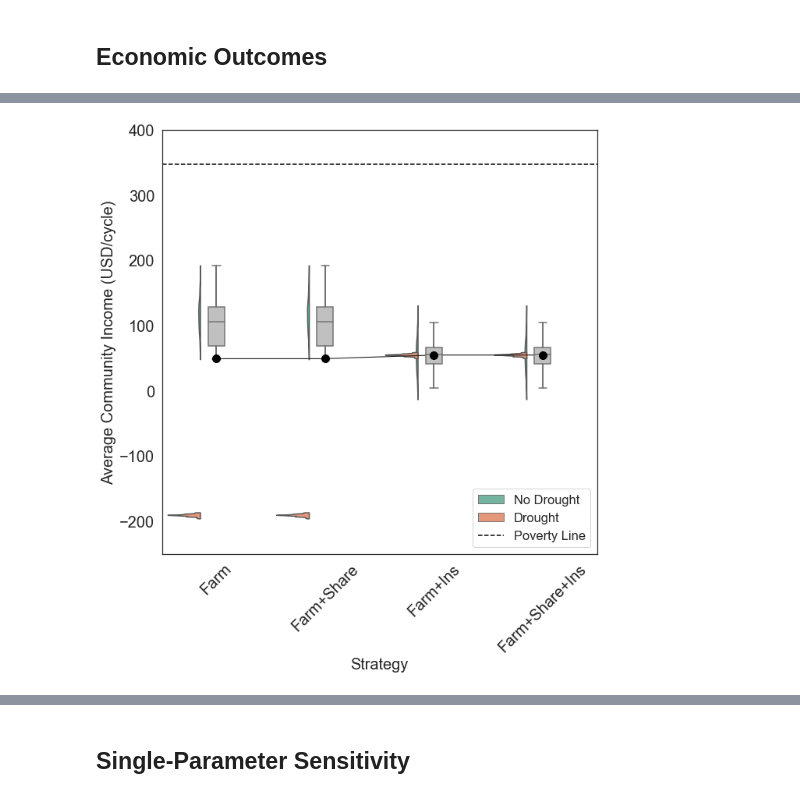
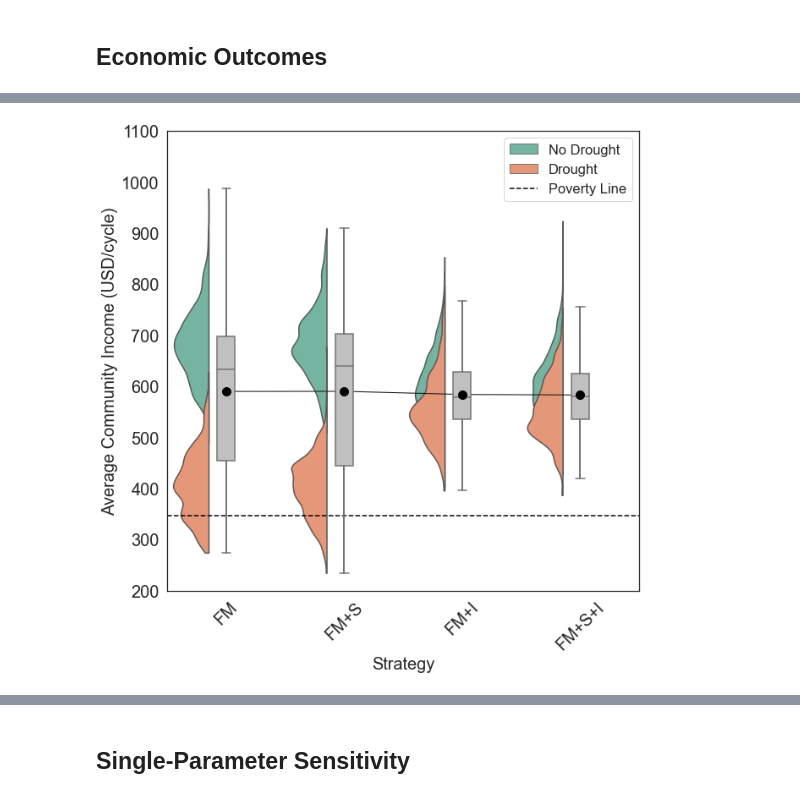
Before and after one commit to nchoquettelevy/FarmerGameTheorySimulation, a Jupyter notebook: RiskTransferSimulations_v6.ipynb, the cells around one changed output, grey strips where cells are left out. Cells and saved outputs as stored; diff of their text form; code cells hidden in the pictures.

```diff
--- a/RiskTransferSimulations_v6.ipynb
+++ b/RiskTransferSimulations_v6.ipynb
@@ -43,9 +43,9 @@ import matplotlib.tri as tri
 
 #Fixed parameters
 sensitivity_steps = 1 #Number of parameter values scanned for sensitivity parameter specified below
-simulations = 1
+simulations = 100
 annual_decisions = 4 #Number of times an agent is evaluating strategy on average
-households = 500
+households = 100
 time = 200 * households
 mu_farm = 260.9 #For cereal crops only 176.5 #For all crops 260.93 #Previously mu_farm = 163.4
 farm_k = 0.798 #For cereal crops only 1.31 #For all crops 0.798 #For STD = 321; previously k = 0.808 #Shape factor for farming income distribution (Weibull)
@@ -80,8 +80,8 @@ matching = 0 #Amount of matching dollars government contributes to revenue-shari
 
 beta = 0.2 #Proportion of income that is shared in collective
 objective_drought = 0.3 #Presumed drought risk in 2021, to set income threshold for drought vs. non-drought year
-p_drought = 0.6 #This can vary based on severity of climate risk that is to be modelled
-p_cov = 0.5 #Pearson's correlation coefficient for farming (i.e. covariate risk)
+p_drought = 0.35 #This can vary based on severity of climate risk that is to be modelled
+p_cov = 0.35 #Pearson's correlation coefficient for farming (i.e. covariate risk)
 rho_mig = 0.0 #Pearson's correlation coefficient for farming and migration income streams
 init_insure = 0.00 #Initial adopters of insurance
 
@@ -2209,8 +2193,12 @@ plt.savefig(str(prefix) + '_Triangle.png', bbox_inches='tight')
 # %%
+p_drought = 0.2
+
 adj_k, adj_scale = wei_adjust(mu_farm, farm_k, p_drought, objective_drought, max_farm)
 mu_farm_drought, mu_farm_nd, uninsured_var, insured_var = farm_drought_0(adj_k, adj_scale, p_drought, max_farm)
+print('Non-Drought Income:', mu_farm_nd)
 premium = p_drought * (mu_farm_nd - mu_farm_drought)
-
+print('Actuarially-Fair Premium:', premium)
+print('Ratio:', premium / mu_farm_nd)
 dividend = (premium * 0.04 - premium * 0.0) * 100 * 2
 print(premium * 0.04 - premium * 0.0)
 print(dividend)
@@ -2421,7 +2424,7 @@ plt.show()
 # %%
 #Check that correlation is working correctly
 t1_start = process_time()
-mono_strategies = ['Farm', 'Farm+Share', 'Farm+Ins', 'Farm+Share+Ins']
+mono_strategies = ['FarmMigrate', 'FarmMigrate+Share', 'FarmMigrate+Ins', 'FarmMigrate+Share+Ins']
 random.seed(9)
 
 #Setting overall parameters
@@ -2432,7 +2435,7 @@ scenario_drought = []
 
 rho_array = np.linspace(0.0, 0.2, 11)
 print(rho_array)
-p_drought = 0.6
+p_drought = 0.2
 p_avg = np.zeros(len(rho_array))
 for r in range(len(rho_array)):
     print(r)
@@ -2519,11 +2511,11 @@ strategy_names = ['Farm', 'FarmMigrate', 'Farm+Share', 'FarmMigrate+Share', 'Far
 #Setting overall parameters
 simulations = 1000
 households = 100
-#mono_strategies = ['FarmMigrate', 'FarmMigrate+Share', 'FarmMigrate+Ins', 'FarmMigrate+Share+Ins']
-mono_strategies = ['Farm', 'Farm+Share', 'Farm+Ins', 'Farm+Share+Ins']
+mono_strategies = ['FarmMigrate', 'FarmMigrate+Share', 'FarmMigrate+Ins', 'FarmMigrate+Share+Ins']
+#mono_strategies = ['Farm', 'Farm+Share', 'Farm+Ins', 'Farm+Share+Ins']
 
 #risk_levels = {'Low': [0.2, 0.1], 'Medium': [0.35, 0.017], 'High': [0.5, 0.6]}
-risk_levels = {'Low': [0.2, 0.00]} #rho = 0.0045 is the ex ante correlation that yields ex post correlation of 0.35 if p = 0.35; #0.01 for p = 0.6
+risk_levels = {'Medium': [0.35, 0.0045]} #rho = 0.0045 is the ex ante correlation that yields ex post correlation of 0.35 if p = 0.35; #0.01 for p = 0.6
 
 scenario_incomes = {key : [] for key in mono_strategies}
 scenario_drought = []
@@ -2614,7 +2606,7 @@ for r in risk_levels:
         scenario_incomes[m].append(household_incomes)
 
 
-np.save('EconomicOutcomes_NoMigrate.npy', scenario_incomes)
+np.save('EconomicOutcomes.npy', scenario_incomes)
 np.save('DroughtStatus.npy', drought_status)
 t1_stop = process_time()
 print('Elapsed Time:', (t1_stop - t1_start) / 60)
@@ -2767,40 +2761,41 @@ ax = sns.pointplot(x=dx, y=dy, data=strategy_df, linestyles='-', scale=0.4, colo
 
 #ax=ptitprince.half_violinplot( x = dx, y = dy, data = strategy_df, palette = pal,
 #bw = sigma, cut = 0, scale = "area", width = .6, inner = None,
  #hue='Drought', hue_order=['No Drought', 'Drought'], dodge=False, saturation=0.7, orient = ort, pointplot=True, move=0.2)
 
 ax=ptitprince.half_violinplot( x = dx, y = dy, data = strategy_df, palette = pal,
 bw = sigma, cut = 0, scale = "area", width = .6, inner = None,
  hue='Drought', hue_order=['No Drought', 'Drought'], dodge=False, saturation=0.7, alpha=1.0, orient = ort)
 
 
 
 #ax = ptitprince.RainCloud(x=dx, y=dy, data=strategy_df, bw=sigma, palette = pal, width_viol=0.6, figsize= (8,6), hue='Drought', alpha=0.7, dodge=True, orient=ort, pointplot=True)
 #ax = ptitprince.RainCloud(x=dx, y=dy, data=strategy_df, bw=sigma, palette = pal, width_viol=0.6, figsize= (8,6), orient=ort)
 
 #g.map(ptitprince.RainCloud, x=strategy_df['Strategy'], y=strategy_df['Average Income'])
 
 #Note - xaxis limits will need to be adjusted based on the range of the outcome variable visualized
 ax.set_xlabel('Strategy', size=20)
+ax.set_xticklabels(['FM', 'FM+S', 'FM+I', 'FM+S+I'])
 ax.set_ylabel(name, size=20)
 
 plt.xticks(fontsize=20, rotation=45)
 plt.yticks(size=20)
 
 if name == 'Average Community Income (USD/cycle)':
     plt.axhline(poverty_threshold, color='black', ls='--', label='Poverty Line')
-    ax.set_ylim([-250,400])
+    ax.set_ylim([200,1100])
 elif name == 'GINI':
-    ax.set_ylim([-0.05, 0.6])
+    ax.set_ylim([0.15, 0.4])
 elif name == 'Poverty Rate':
-    ax.set_ylim([0.6, 1.05])
+    ax.set_ylim([0.1, 0.8])
 
-plt.legend(loc='lower right')
-#plt.show()
+plt.legend(loc='upper right')
+plt.show()
 
-plt.savefig('Income_LowRisk_NoMigrate.png', bbox_inches='tight')
+#plt.savefig('Poverty_MedRisk.png', bbox_inches='tight')
 # %% [output]
-[figure, old version]
+[figure, new version]
 # %%
 #Bar Graph for Avg Income, Volatility, and Expected Losses
 mono_strategies = ['FarmMigrate', 'FarmMigrate+Share', 'FarmMigrate+Ins', 'FarmMigrate+Share+Ins']
```
Also changed, not shown: parts of 17 cells of this notebook, 4 other files.
